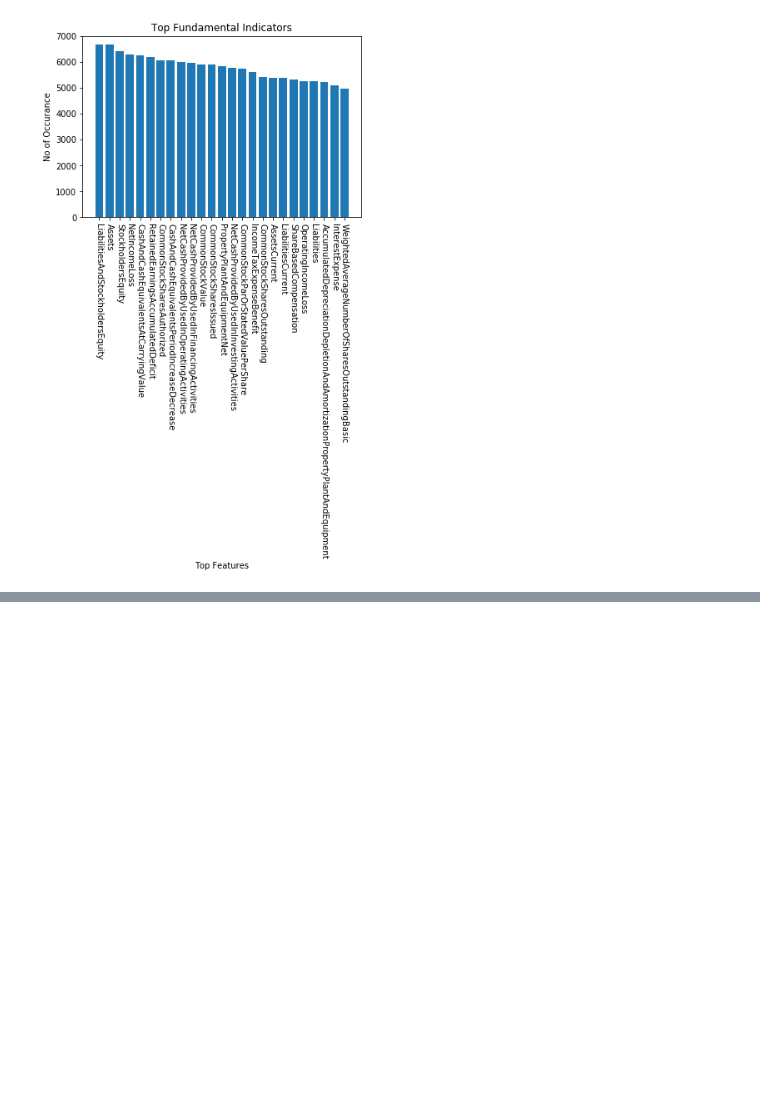
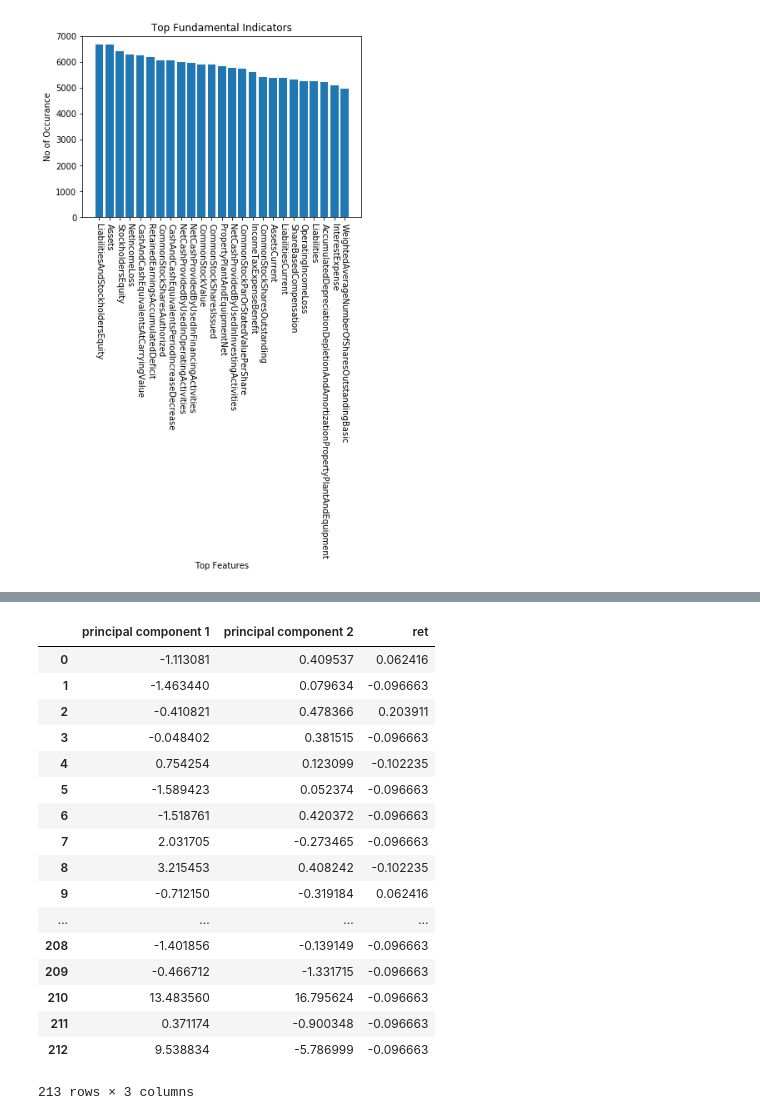
Before and after one commit to huhu42/Data_Incubator, a Jupyter notebook: StockProject.ipynb, the cells around one changed output, grey strips where cells are left out. Saved outputs shown, nothing was run; the diff lists cells and outputs as text; code cells hidden in the pictures; blank space fills up the shorter version.

```diff
--- a/StockProject.ipynb
+++ b/StockProject.ipynb
@@ -290,0 +420,23 @@ UnboundLocalError: local variable 'data' referenced before assignment
+# %%
+df_final = df_final.reset_index()
+finalDf = pd.concat([principalDf, df_finall[['ret']]], axis = 1)
+finalDf
+# %% [output]
+|  | principal component 1 | principal component 2 | ret |
+| 0 | -1.113081 | 0.409537 | 0.062416 |
+| 1 | -1.463440 | 0.079634 | -0.096663 |
+| 2 | -0.410821 | 0.478366 | 0.203911 |
+| 3 | -0.048402 | 0.381515 | -0.096663 |
+| 4 | 0.754254 | 0.123099 | -0.102235 |
+| 5 | -1.589423 | 0.052374 | -0.096663 |
+| 6 | -1.518761 | 0.420372 | -0.096663 |
+| 7 | 2.031705 | -0.273465 | -0.096663 |
+| 8 | 3.215453 | 0.408242 | -0.102235 |
+| 9 | -0.712150 | -0.319184 | 0.062416 |
+| ... | ... | ... | ... |
+| 208 | -1.401856 | -0.139149 | -0.096663 |
+| 209 | -0.466712 | -1.331715 | -0.096663 |
+| 210 | 13.483560 | 16.795624 | -0.096663 |
+| 211 | 0.371174 | -0.900348 | -0.096663 |
+| 212 | 9.538834 | -5.786999 | -0.096663 |
+213 rows × 3 columns
```
Also changed, not shown: parts of 23 cells of this notebook.
